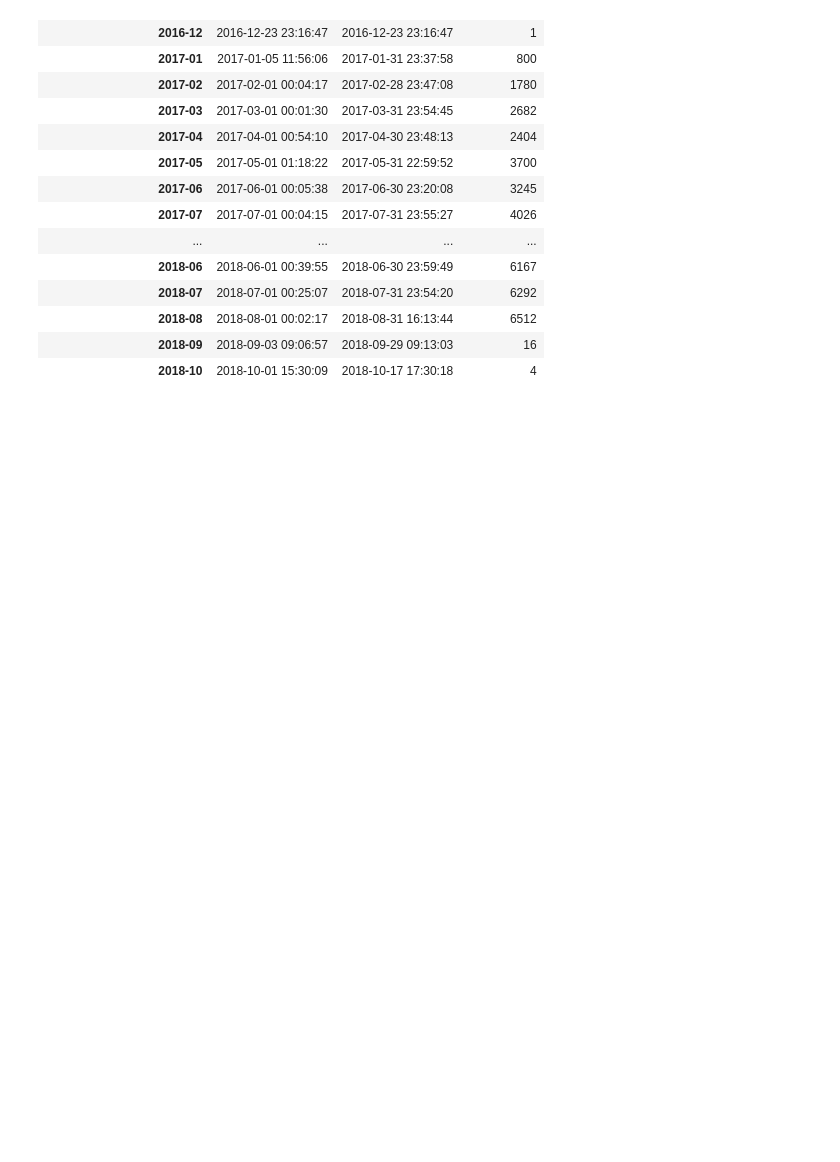
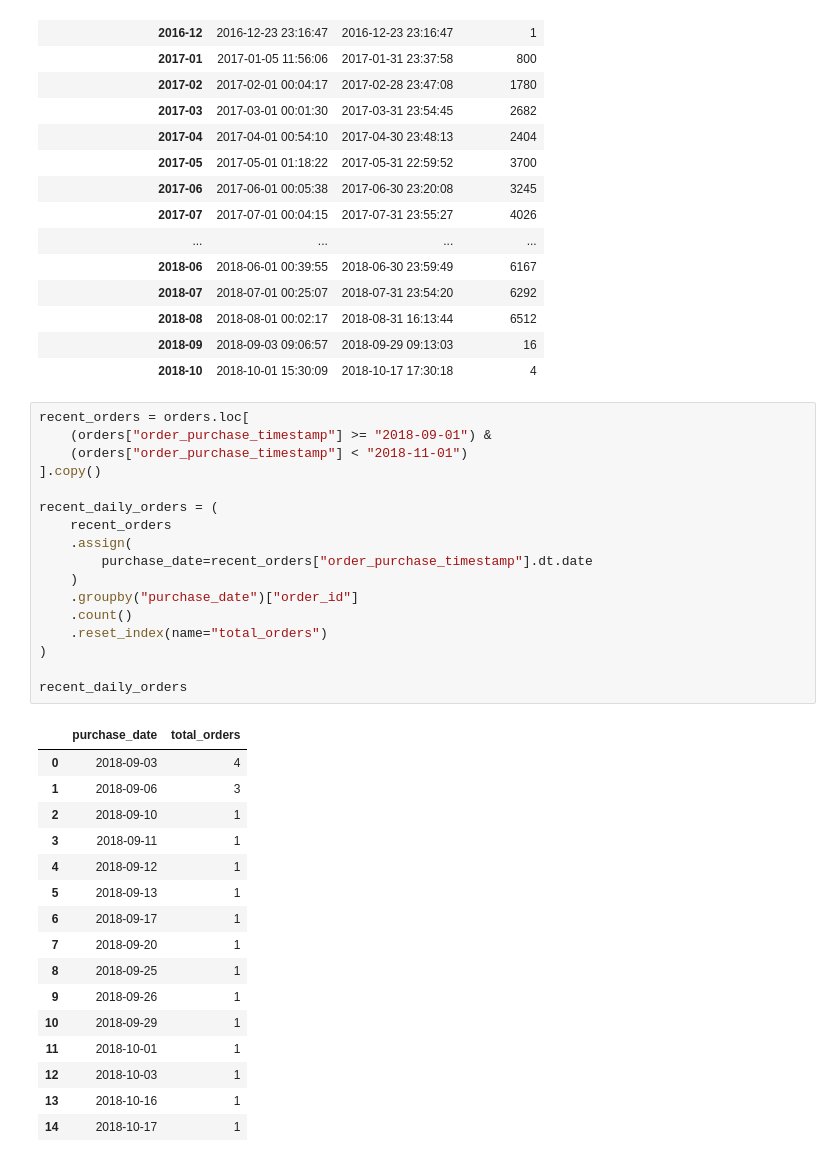
Before and after one commit to Vishv18/AI-Business-Analyst, a Jupyter notebook: notebooks/01_data_exploration.ipynb, the cells around one changed output. Cells and saved outputs as stored; diff of their text form; blank space fills up the shorter version.

```diff
--- a/notebooks/01_data_exploration.ipynb
+++ b/notebooks/01_data_exploration.ipynb
@@ -378,3 +378,37 @@ orders.groupby(
 | 2018-08 | 2018-08-01 00:02:17 | 2018-08-31 16:13:44 | 6512 |
 | 2018-09 | 2018-09-03 09:06:57 | 2018-09-29 09:13:03 | 16 |
 | 2018-10 | 2018-10-01 15:30:09 | 2018-10-17 17:30:18 | 4 |
+# %%
+recent_orders = orders.loc[
+    (orders["order_purchase_timestamp"] >= "2018-09-01") &
+    (orders["order_purchase_timestamp"] < "2018-11-01")
+].copy()
+
+recent_daily_orders = (
+    recent_orders
+    .assign(
+        purchase_date=recent_orders["order_purchase_timestamp"].dt.date
+    )
+    .groupby("purchase_date")["order_id"]
+    .count()
+    .reset_index(name="total_orders")
+)
+
+recent_daily_orders
+# %% [output]
+|  | purchase_date | total_orders |
+| 0 | 2018-09-03 | 4 |
+| 1 | 2018-09-06 | 3 |
+| 2 | 2018-09-10 | 1 |
+| 3 | 2018-09-11 | 1 |
+| 4 | 2018-09-12 | 1 |
+| 5 | 2018-09-13 | 1 |
+| 6 | 2018-09-17 | 1 |
+| 7 | 2018-09-20 | 1 |
+| 8 | 2018-09-25 | 1 |
+| 9 | 2018-09-26 | 1 |
+| 10 | 2018-09-29 | 1 |
+| 11 | 2018-10-01 | 1 |
+| 12 | 2018-10-03 | 1 |
+| 13 | 2018-10-16 | 1 |
+| 14 | 2018-10-17 | 1 |
```
